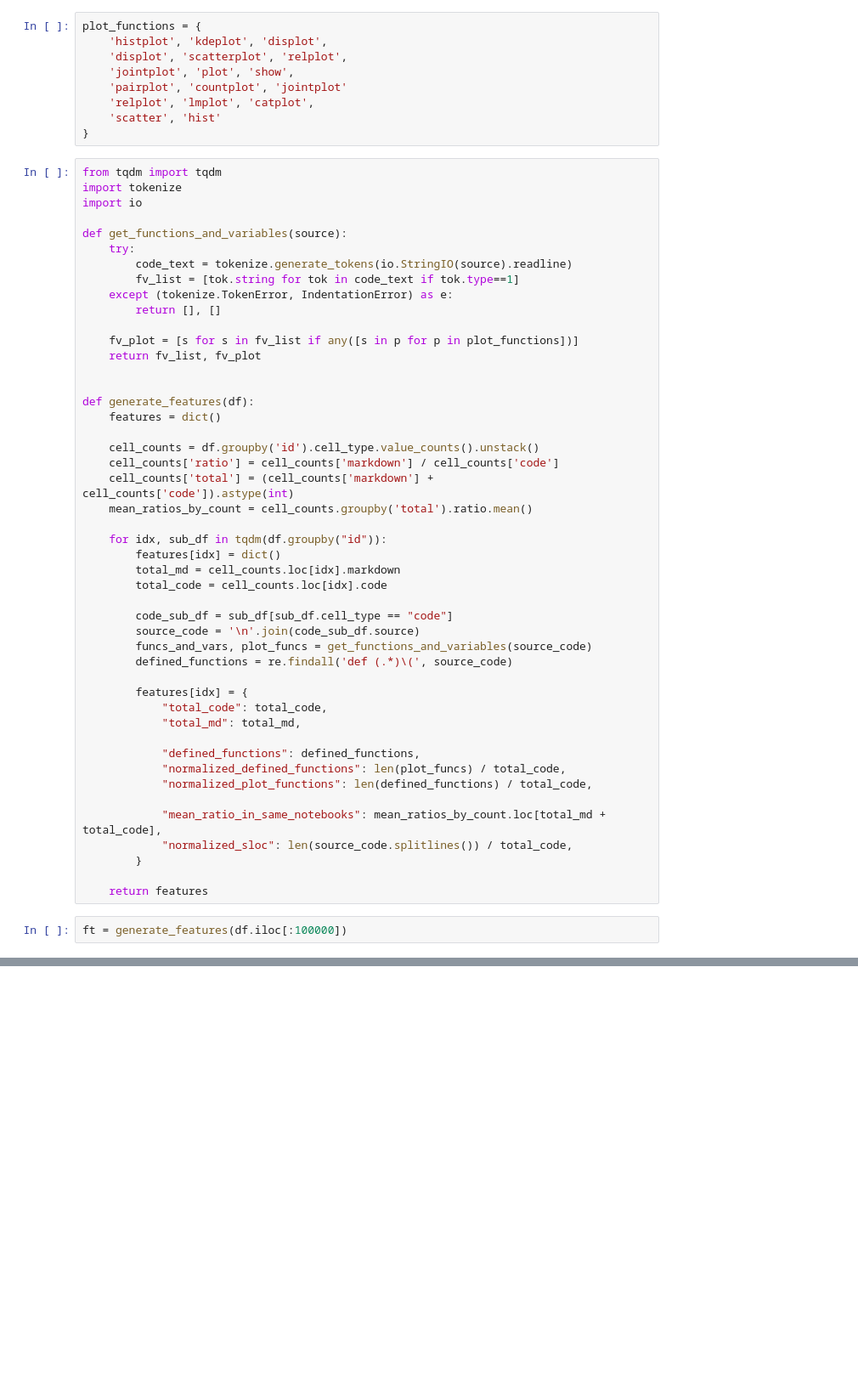
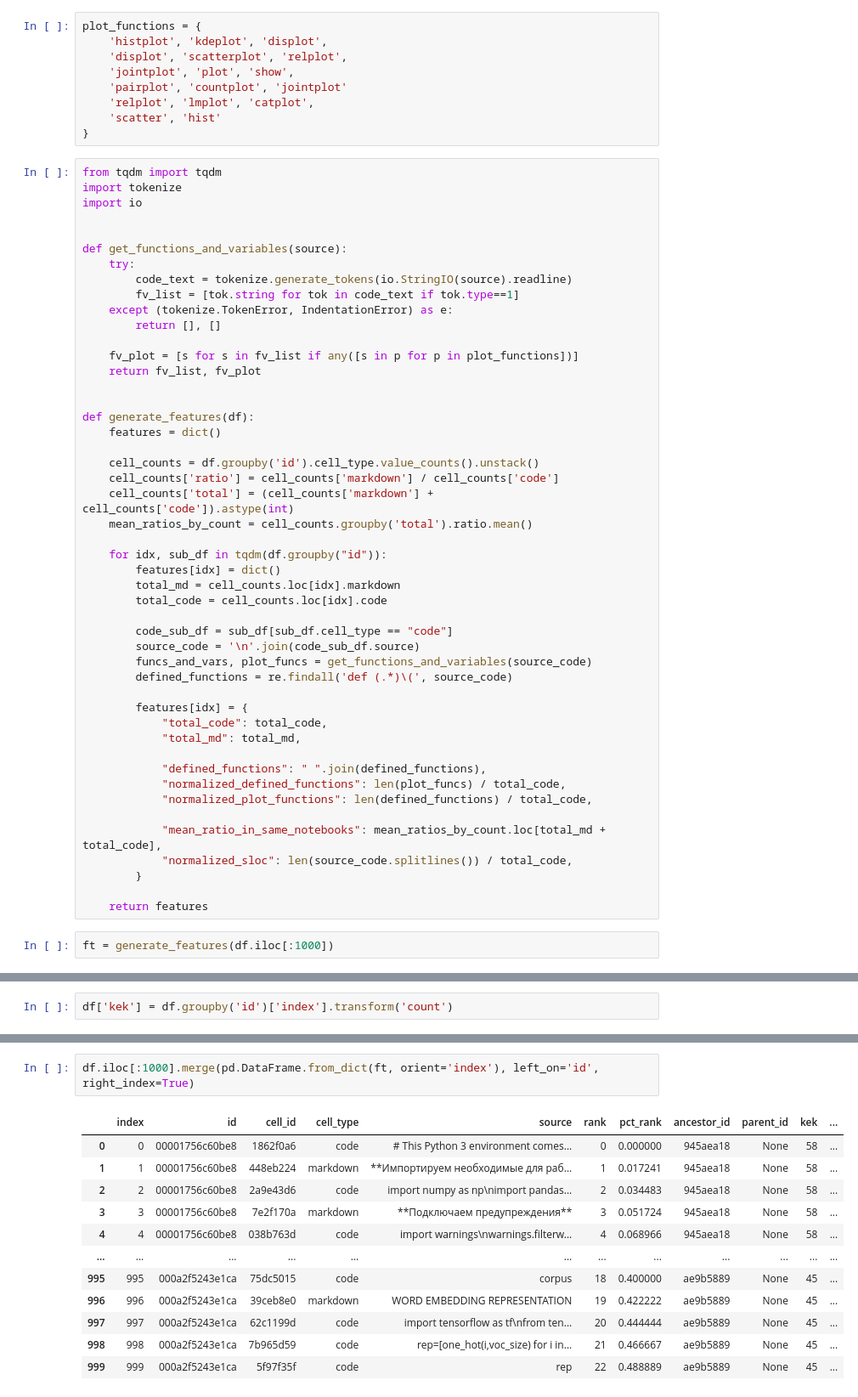
Before and after one commit to JetBrains-Research/AI4Code-kaggle, a Jupyter notebook: notebooks/generate_features.ipynb, the cells around one changed output, grey strips where cells are left out. Shown: that part at 85% size. Cells and saved outputs as stored; diff of their text form; blank space fills up the shorter version.

```diff
--- a/notebooks/generate_features.ipynb
+++ b/notebooks/generate_features.ipynb
@@ -24,6 +24,7 @@ plot_functions = {
 from tqdm import tqdm
 import tokenize
 import io
+
 
 def get_functions_and_variables(source):
     try:
@@ -58,7 +59,7 @@ def generate_features(df):
             "total_code": total_code,
             "total_md": total_md,
 
-            "defined_functions": defined_functions,
+            "defined_functions": " ".join(defined_functions),
             "normalized_defined_functions": len(plot_funcs) / total_code,
             "normalized_plot_functions": len(defined_functions) / total_code,
 
@@ -68,7 +69,7 @@ def generate_features(df):
 
     return features
 # %%
-ft = generate_features(df.iloc[:100000])
+ft = generate_features(df.iloc[:1000])
 # %%
 ft
 # %% [output]
@@ -89,3 +90,5 @@ ft
   'normalized_plot_functions': 0.0,
   'mean_ratio_in_same_notebooks': 0.725,
   'normalized_sloc': 1.9}}
+# %%
+df['kek'] = df.groupby('id')['index'].transform('count')
@@ -91,0 +111,15 @@ ft
+# %%
+df.iloc[:1000].merge(pd.DataFrame.from_dict(ft, orient='index'), left_on='id', right_index=True)
+# %% [output]
+|  | index | id | cell_id | cell_type | source | rank | pct_rank | ancestor_id | parent_id | kek | ... |
+| 0 | 0 | 00001756c60be8 | 1862f0a6 | code | # This Python 3 environment comes... | 0 | 0.000000 | 945aea18 | None | 58 | ... |
+| 1 | 1 | 00001756c60be8 | 448eb224 | markdown | **Импортируем необходимые для раб... | 1 | 0.017241 | 945aea18 | None | 58 | ... |
+| 2 | 2 | 00001756c60be8 | 2a9e43d6 | code | import numpy as np\nimport pandas... | 2 | 0.034483 | 945aea18 | None | 58 | ... |
+| 3 | 3 | 00001756c60be8 | 7e2f170a | markdown | **Подключаем предупреждения** | 3 | 0.051724 | 945aea18 | None | 58 | ... |
+| 4 | 4 | 00001756c60be8 | 038b763d | code | import warnings\nwarnings.filterw... | 4 | 0.068966 | 945aea18 | None | 58 | ... |
+| ... | ... | ... | ... | ... | ... | ... | ... | ... | ... | ... | ... |
+| 995 | 995 | 000a2f5243e1ca | 75dc5015 | code | corpus | 18 | 0.400000 | ae9b5889 | None | 45 | ... |
+| 996 | 996 | 000a2f5243e1ca | 39ceb8e0 | markdown | WORD EMBEDDING REPRESENTATION | 19 | 0.422222 | ae9b5889 | None | 45 | ... |
+| 997 | 997 | 000a2f5243e1ca | 62c1199d | code | import tensorflow as tf\nfrom ten... | 20 | 0.444444 | ae9b5889 | None | 45 | ... |
+| 998 | 998 | 000a2f5243e1ca | 7b965d59 | code | rep=[one_hot(i,voc_size) for i in... | 21 | 0.466667 | ae9b5889 | None | 45 | ... |
+| 999 | 999 | 000a2f5243e1ca | 5f97f35f | code | rep | 22 | 0.488889 | ae9b5889 | None | 45 | ... |
```
Also changed, not shown: parts of 4 cells of this notebook.
